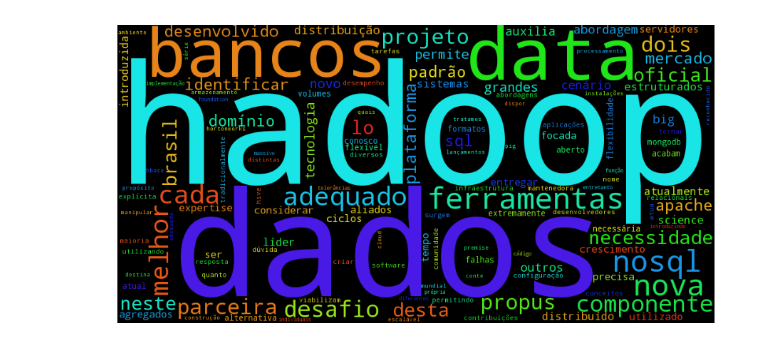
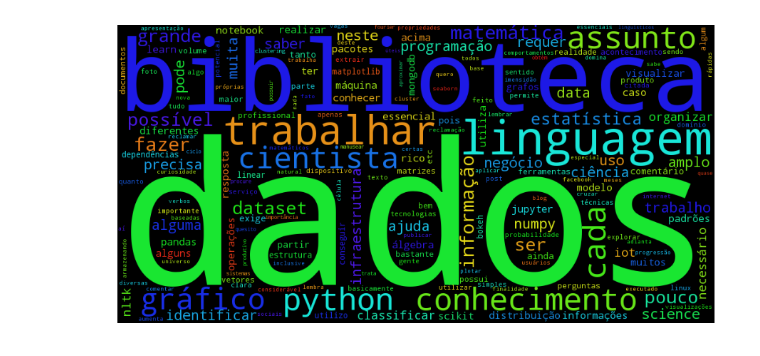
Before and after one commit to christiano/wordcloud, a Jupyter notebook: word_cloud.ipynb, the cells around one changed output. Cells and saved outputs as stored; diff of their text form; code cells hidden in the pictures.

Commit message:
Adicionado exemplo post blog

```diff
--- a/word_cloud.ipynb
+++ b/word_cloud.ipynb
@@ -11,37 +11,37 @@ import matplotlib.pyplot as plt
 
 data = {}
 
-data['propus'] = open('nosql.txt','r').read()
+data['blog'] = open('blog.txt','r').read()
 
 for k in data.keys():
     data[k] = data[k].lower()
 
 # Remove pontuacao
 for k in data.keys():
     data[k] = re.sub(r'[-./?!,":;()\']',' ',data[k])
 
 # Remove numeros
 for k in data.keys():
     data[k] = re.sub('[-|0-9]',' ',data[k])
 
 
 # Stopwords em portugues
 stopwords = nltk.corpus.stopwords.words('portuguese')
 
 for k in data.keys():
     data[k] = data[k].split()
 
 for k in data.keys():
     data[k] = [ w for w in data[k] if not w in stopwords ]
 
-wordcloud = WordCloud(width = 1000, height = 500).generate(' '.join(data['propus']))
+wordcloud = WordCloud(width = 1000, height = 500).generate(' '.join(data['blog']))
 
 plt.figure(figsize=(15,8))
 
 plt.imshow(wordcloud)
 
 plt.axis("off")
 
 plt.show()
 # %% [output]
-[figure, old version]
+[figure, new version]
```
Also changed, not shown: 1 other file.
